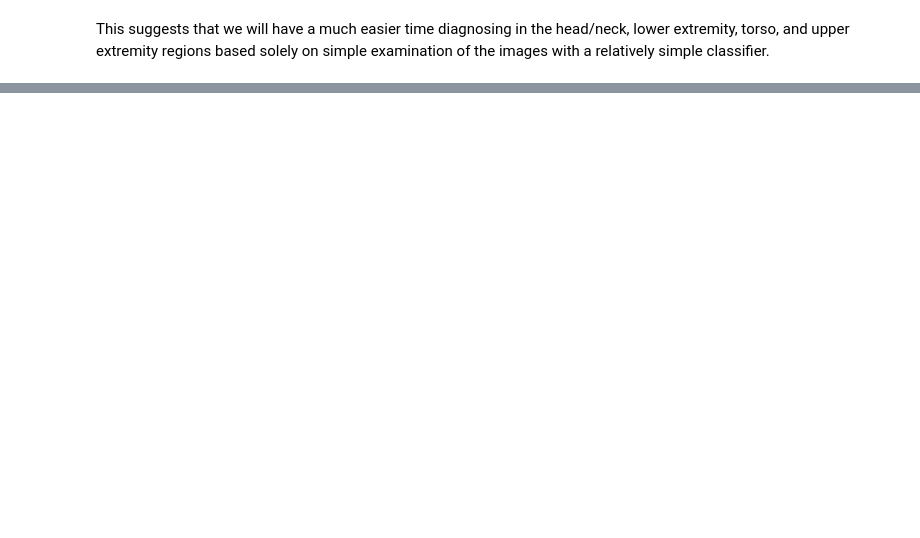
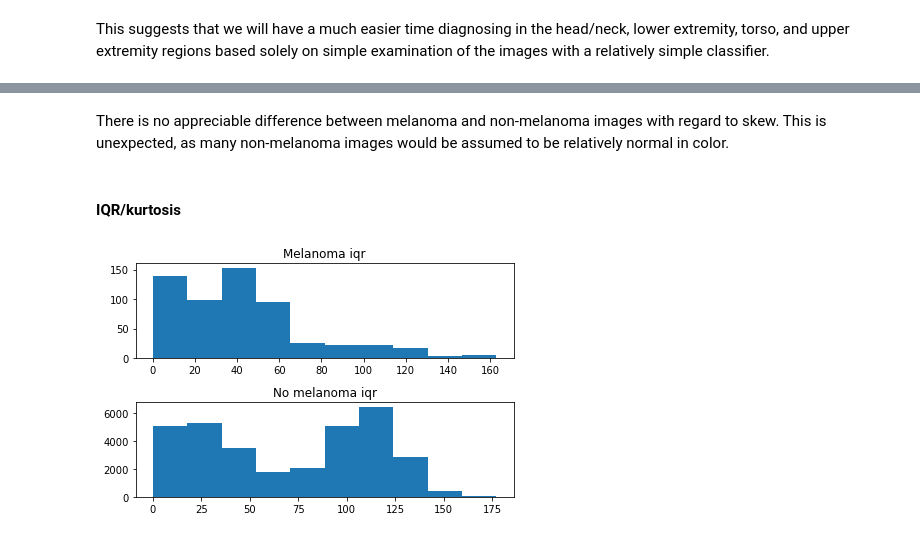
Before and after one commit to HechtYehuda/Melanoma_model, a Jupyter notebook: EDA/Multivariate EDA.ipynb, the cells around one changed output, grey strips where cells are left out. Drawn from its saved outputs; the diff is of its cells as text; code cells hidden in the pictures; blank space fills up the shorter version.

```diff
--- a/EDA/Multivariate EDA.ipynb
+++ b/EDA/Multivariate EDA.ipynb
@@ -52,0 +79,8 @@ This suggests that we will have a much easier time diagnosing in the head/neck,
+# %% [markdown]
+There is no appreciable difference between melanoma and non-melanoma images with regard to skew. This is unexpected, as many non-melanoma images would be assumed to be relatively normal in color.
+# %% [markdown]
+#### IQR/kurtosis
+# %%
+eda_functions.compare_histograms([melanoma, no_melanoma], 'iqr')
+# %% [output]
+[figure, added]
```
Also changed, not shown: parts of 9 cells of this notebook, 7 other files.
